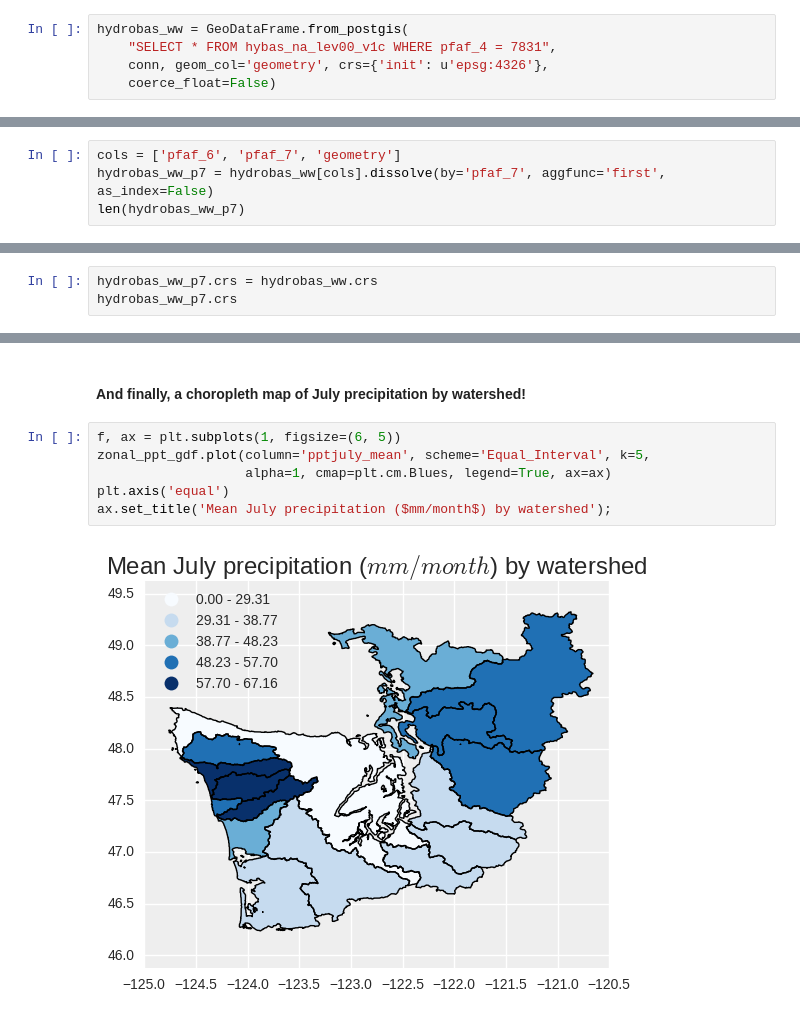
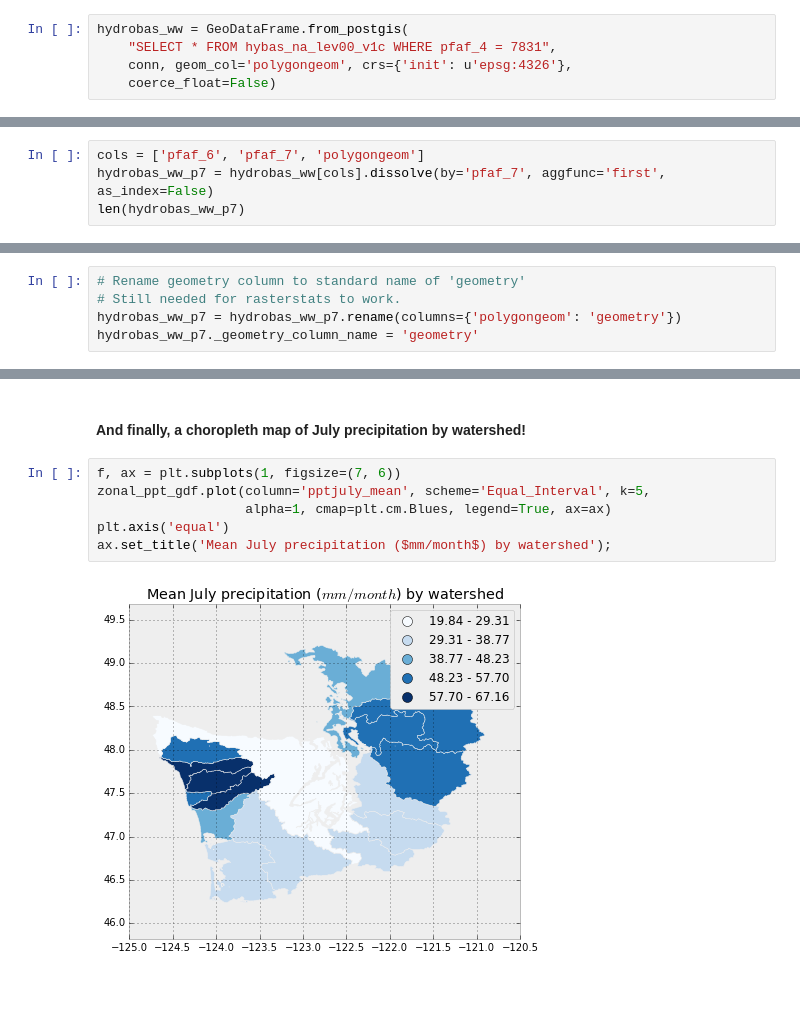
Before and after one commit to geohackweek/tutorial_contents, a Jupyter notebook: vector/notebooks/geopandas_advanced.ipynb, the cells around one changed output, grey strips where cells are left out. Saved outputs shown, nothing was run; the diff lists cells and outputs as text; blank space fills up the shorter version.

```diff
--- a/vector/notebooks/geopandas_advanced.ipynb
+++ b/vector/notebooks/geopandas_advanced.ipynb
@@ -47,7 +52,7 @@ conn = psycopg2.connect(**db_conn_dict)
 # %%
 hydrobas_ww = GeoDataFrame.from_postgis(
     "SELECT * FROM hybas_na_lev00_v1c WHERE pfaf_4 = 7831",
-    conn, geom_col='geometry', crs={'init': u'epsg:4326'},
+    conn, geom_col='polygongeom', crs={'init': u'epsg:4326'},
     coerce_float=False)
 # %%
 conn.close()
@@ -89,7 +94,7 @@ hydrobas_ww.plot(column='pfaf_7', cmap='Paired', categorical=True, figsize=(14,6
 ### Dissolve source polygons into larger watersheds based on attribute values
 Apply GeoDataFrame [dissolve](http://geopandas.org/aggregation_with_dissolve.html) aggregation method (implemented from lower level `shapely` operators) on level-7 Pfastetter codes (`pfaf_7`) shown in the plot above. Aggregate attributes, retaining only `pfaf_7` and `pfaf_6` (plus `geometry`, of course). Note that this operation results in only 17 polygons, from the original 413.
 # %%
-cols = ['pfaf_6', 'pfaf_7', 'geometry']
+cols = ['pfaf_6', 'pfaf_7', 'polygongeom']
 hydrobas_ww_p7 = hydrobas_ww[cols].dissolve(by='pfaf_7', aggfunc='first', as_index=False)
 len(hydrobas_ww_p7)
 # %% [output]
@@ -101,3 +105,0 @@ The CRS was not retained during the dissolve operation. Apply it by copying it f
-# %%
-hydrobas_ww_p7.crs = hydrobas_ww.crs
-hydrobas_ww_p7.crs
@@ -328,3 +363,8 @@ import rasterstats as rs
+# %%
+# Rename geometry column to standard name of 'geometry'
+# Still needed for rasterstats to work.
+hydrobas_ww_p7 = hydrobas_ww_p7.rename(columns={'polygongeom': 'geometry'})
+hydrobas_ww_p7._geometry_column_name = 'geometry'
 # %%
 zonal_ppt_gjson = rs.zonal_stats(hydrobas_ww_p7, ppt_july_tif_pth,
                                  prefix='pptjuly_',
@@ -343,10 +383,10 @@ zonal_ppt_gdf.head(2)
 # %% [markdown]
 #### And finally, a choropleth map of July precipitation by watershed!
 # %%
-f, ax = plt.subplots(1, figsize=(6, 5))
+f, ax = plt.subplots(1, figsize=(7, 6))
 zonal_ppt_gdf.plot(column='pptjuly_mean', scheme='Equal_Interval', k=5,
                    alpha=1, cmap=plt.cm.Blues, legend=True, ax=ax)
 plt.axis('equal')
 ax.set_title('Mean July precipitation ($mm/month$) by watershed');
 # %% [output]
-[figure, old version]
+[figure, new version]
```
Also changed, not shown: parts of 34 cells of this notebook, 7 other files.
